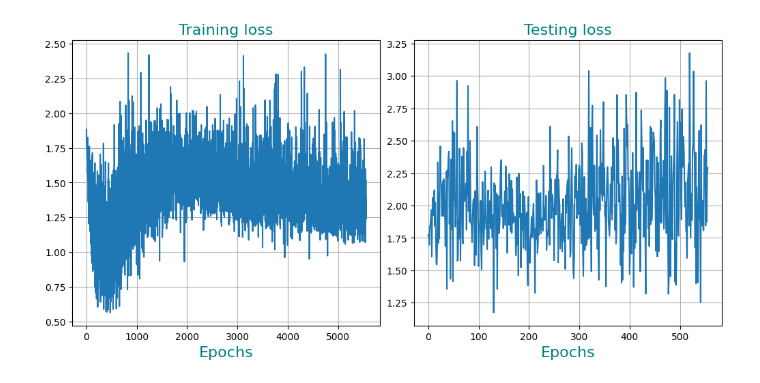
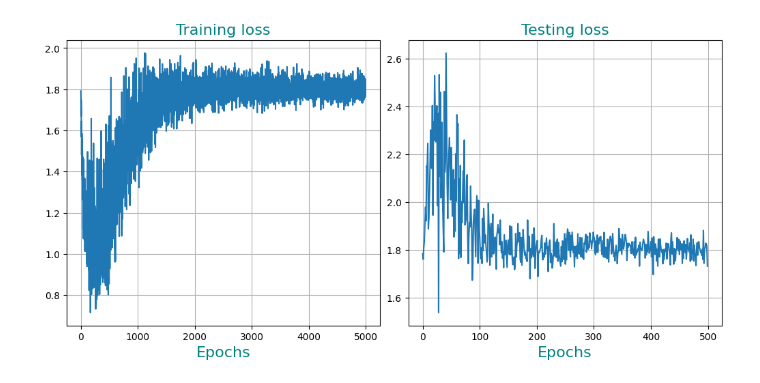
Before and after one commit to abhi-iyer/deformGINR, a Jupyter notebook: main.ipynb, the cells around one changed output. Saved outputs shown, nothing was run; the diff lists cells and outputs as text; code cells hidden in the pictures.

```diff
--- a/main.ipynb
+++ b/main.ipynb
@@ -14,5 +10,0 @@ The autoreload extension is already loaded. To reload it, use:
-# %%
-regular_bunny_100_fourier = GINR_Experiment("regular_bunny_100_fourier", CONFIGS["regular_bunny_100_fourier"])
-regular_bunny_100_fourier.plot()
-# %% [output]
-[figure, removed]
@@ -20,0 +11,5 @@ labels = np.load('./regular_bunny_data/train/regular_bunny_labels.npy')
+# %%
+regular_bunny_3_fourier = GINR_Experiment("regular_bunny_3_fourier", CONFIGS["regular_bunny_3_fourier"])
+regular_bunny_3_fourier.plot()
+# %% [output]
+[figure, added]
```
Also changed, not shown: parts of 3 cells of this notebook, 12 other files.
